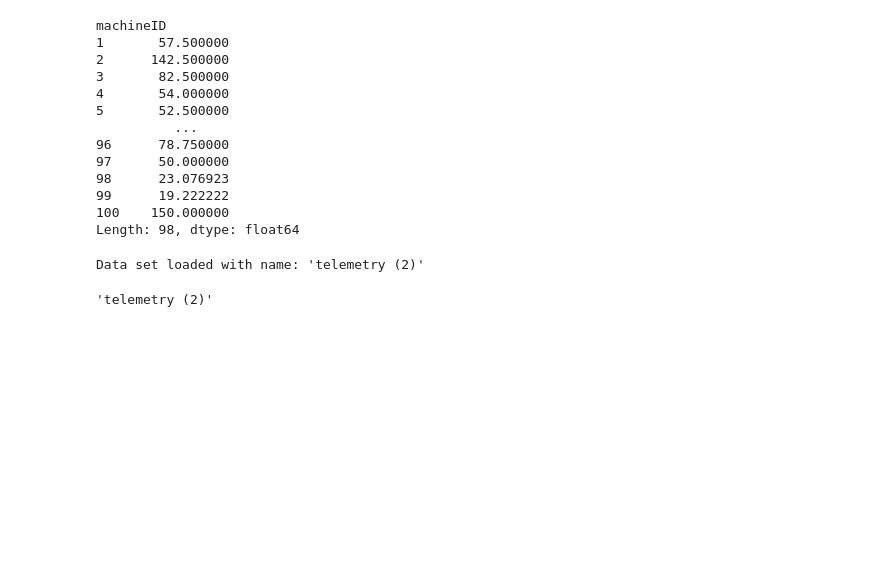
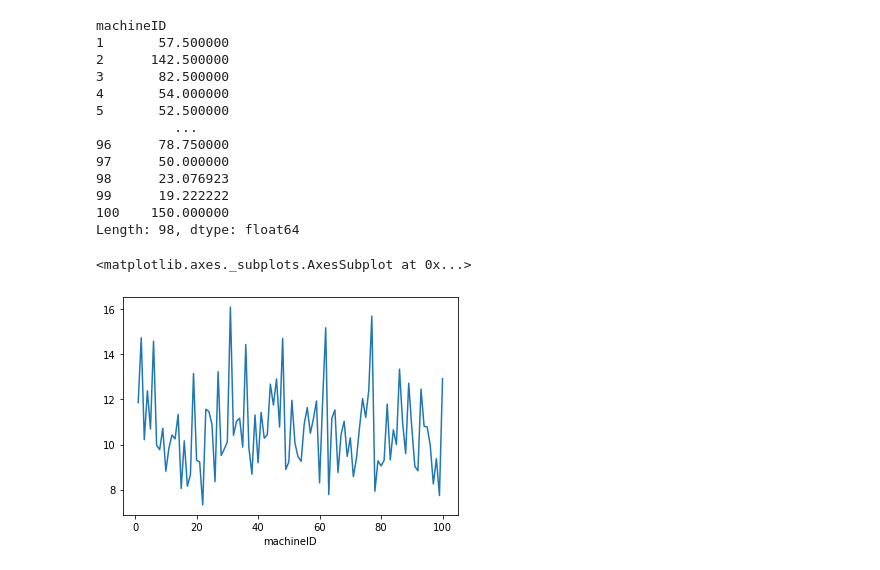
Before and after one commit to EsmirMes/virtualitics-hackathon, a Jupyter notebook: preprocess.ipynb, the cells around one changed output. Drawn from its saved outputs; the diff is of its cells as text; code cells hidden in the pictures; blank space fills up the shorter version.

```diff
--- a/preprocess.ipynb
+++ b/preprocess.ipynb
@@ -40,8 +40,11 @@ machineID
 99      19.222222
 100    150.000000
 Length: 98, dtype: float64
-# %%
-vip.load_data(telemetry, 'telemetry')
-# %% [output]
-Data set loaded with name: 'telemetry (2)'
-'telemetry (2)'
+# %%
+errors['datet'] = pd.to_datetime(errors.datetime)
+errors = errors.groupby('machineID').apply(lambda x: difference(x))
+errors_mean = errors.groupby('machineID').apply(lambda x: x[x['minD'] != 0.0]['minD'].mean())
+errors_mean.plot()
+# %% [output]
+<matplotlib.axes._subplots.AxesSubplot at 0x...>
+[figure, added]
```
Also changed, not shown: parts of 5 cells of this notebook.
